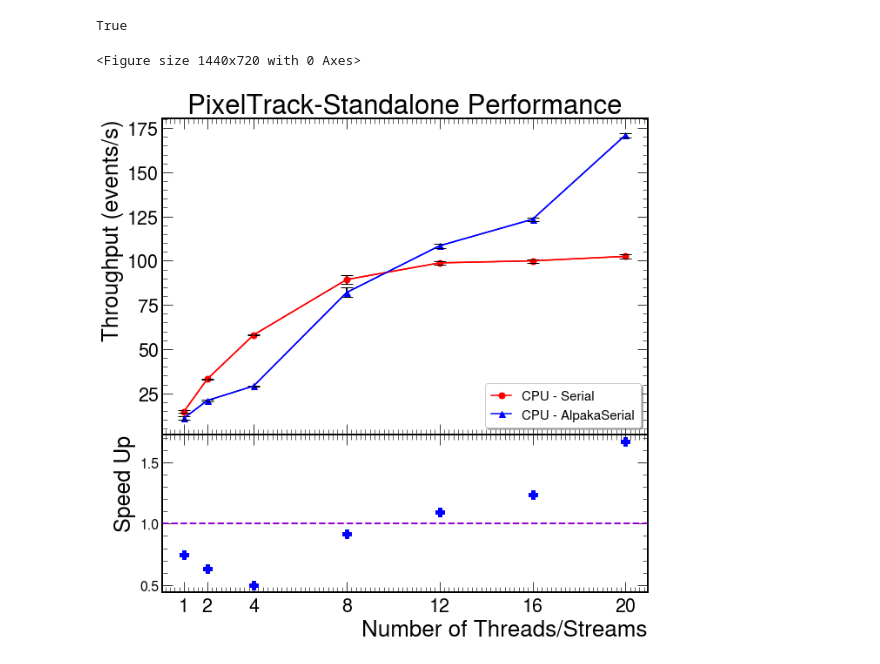
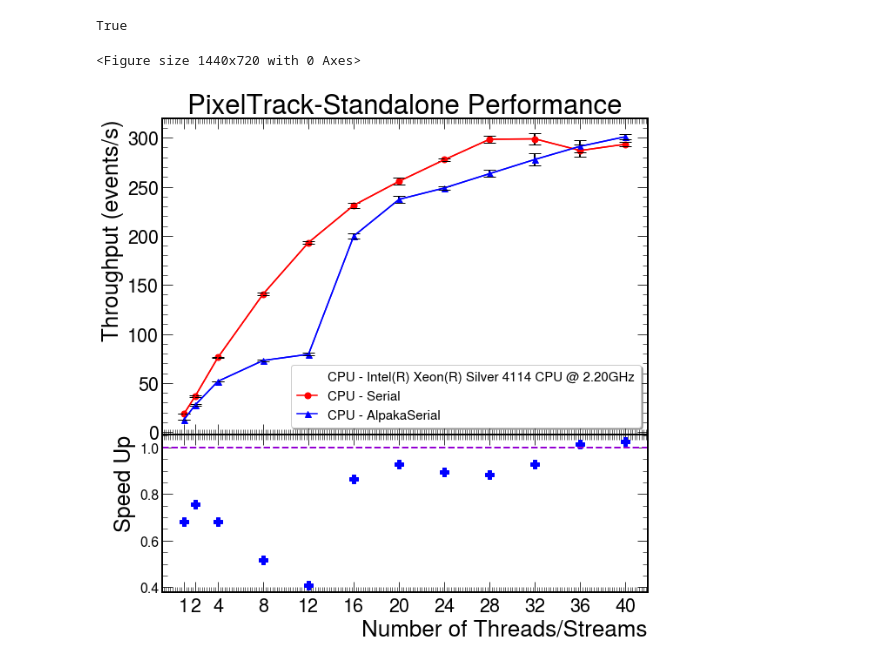
Before and after one commit to pfudolig/pixeltrack-standalone, a Jupyter notebook: overlay_plots.ipynb, the cells around one changed output. Drawn from its saved outputs; the diff is of its cells as text; code cells hidden in the pictures.

Commit message:
New plots 40s

```diff
--- a/overlay_plots.ipynb
+++ b/overlay_plots.ipynb
@@ -233,32 +242,42 @@ def overlay3Thru(dataframe1,df1name,dataframe2,df2name,dataframe3,df3name):
 # %%
 overlay3Thru(df_ser,'Serial',cuda1,'CUDA',df_alps,'AlpakaSerial')
 # %%
-def overlay2Thru(dataframe1,df1name,dataframe2,df2name,gpu='None',pin='None'):
+def overlay2Thru(dataframe1,df1name,df1str,dataframe2,df2name,df2str,gpu='None',pin='None'):
     #Usually df1=serial, df2=cuda, df3=alpakaserial
 
     #cpu_ratioerror = stdDev(df_ser,df_alps)
-
     df_streams1 = dataframe1['nStreams']
     df_throughput1 = dataframe1['throughput']
-    streams_pick1 = [df_streams1[0],df_streams1[1],df_streams1[3],df_streams1[7],df_streams1[11],df_streams1[15],df_streams1[19]]
     thru_std1 = dataframe1['tput_std']
-    std_pick1 = [thru_std1[0],thru_std1[1],thru_std1[3],thru_std1[7],thru_std1[11],thru_std1[15],thru_std1[19]]
     thru_ave1 = dataframe1['tput_ave']
-    ave_pick1 = [thru_ave1[0],thru_ave1[1],thru_ave1[3],thru_ave1[7],thru_ave1[11],thru_ave1[15],thru_ave1[19]]
     events_val1 = dataframe1['nEvents'].iat[0]
 
     df_streams2 = dataframe2['nStreams']
     df_throughput2 = dataframe2['throughput']
-    streams_pick2 = [df_streams2[0],df_streams2[1],df_streams2[3],df_streams2[7],df_streams2[11],df_streams2[15],df_streams2[19]]
     thru_std2 = dataframe2['tput_std']
-    std_pick2 = [thru_std2[0],thru_std2[1],thru_std2[3],thru_std2[7],thru_std2[11],thru_std2[15],thru_std2[19]]
     thru_ave2 = dataframe2['tput_ave']
-    ave_pick2 = [thru_ave2[0],thru_ave2[1],thru_ave2[3],thru_ave2[7],thru_ave2[11],thru_ave2[15],thru_ave2[19]]
     events_val2 = dataframe2['nEvents'].iat[0]
+
+    if len(df_streams1) <= 20:
+        streams_pick1 = [df_streams1[0],df_streams1[1],df_streams1[3],df_streams1[7],df_streams1[11],df_streams1[15],df_streams1[19]]
+        std_pick1 = [thru_std1[0],thru_std1[1],thru_std1[3],thru_std1[7],thru_std1[11],thru_std1[15],thru_std1[19]]
+        ave_pick1 = [thru_ave1[0],thru_ave1[1],thru_ave1[3],thru_ave1[7],thru_ave1[11],thru_ave1[15],thru_ave1[19]]
+        streams_pick2 = [df_streams2[0],df_streams2[1],df_streams2[3],df_streams2[7],df_streams2[11],df_streams2[15],df_streams2[19]]
+        std_pick2 = [thru_std2[0],thru_std2[1],thru_std2[3],thru_std2[7],thru_std2[11],thru_std2[15],thru_std2[19]]
+        ave_pick2 = [thru_ave2[0],thru_ave2[1],thru_ave2[3],thru_ave2[7],thru_ave2[11],thru_ave2[15],thru_ave2[19]]
+
+    if len(df_streams2) > 20 and len(df_streams1) <= 40:
+        streams_pick1 = [df_streams1[0],df_streams1[1],df_streams1[3],df_streams1[7],df_streams1[11],df_streams1[15],df_streams1[19],df_streams1[23],df_streams1[27],df_streams1[31],df_streams1[35],df_streams1[39]]
+        std_pick1 = [thru_std1[0],thru_std1[1],thru_std1[3],thru_std1[7],thru_std1[11],thru_std1[15],thru_std1[19],thru_std1[23],thru_std1[27],thru_std1[31],thru_std1[35],thru_std1[39]]
+        ave_pick1 = [thru_ave1[0],thru_ave1[1],thru_ave1[3],thru_ave1[7],thru_ave1[11],thru_ave1[15],thru_ave1[19],thru_ave1[23],thru_ave1[27],thru_ave1[31],thru_ave1[35],thru_ave1[39]]
+        streams_pick2 = [df_streams2[0],df_streams2[1],df_streams2[3],df_streams2[7],df_streams2[11],df_streams2[15],df_streams2[19],df_streams2[23],df_streams2[27],df_streams2[31],df_streams2[35],df_streams2[39]]
+        std_pick2 = [thru_std2[0],thru_std2[1],thru_std2[3],thru_std2[7],thru_std2[11],thru_std2[15],thru_std2[19],thru_std2[23],thru_std2[27],thru_std2[31],thru_std2[35],thru_std2[39]]
+        ave_pick2 = [thru_ave2[0],thru_ave2[1],thru_ave2[3],thru_ave2[7],thru_ave2[11],thru_ave2[15],thru_ave2[19],thru_ave2[23],thru_ave2[27],thru_ave2[31],thru_ave2[35],thru_ave2[39]]
+
 
     ratio1 = thru_ave2 / thru_ave1
     #std_ratio1 = statistics.stdev(ratio1)
-    ratio13_pick = [ratio1[0],ratio1[1],ratio1[3],ratio1[7],ratio1[11],ratio1[15],ratio1[19]]
+    ratio13_pick = [ratio1[0],ratio1[1],ratio1[3],ratio1[7],ratio1[11],ratio1[15],ratio1[19],ratio1[23],ratio1[27],ratio1[31],ratio1[35],ratio1[39]]
     #std_ratio1_pick = [std_ratio1_pick[0],std_ratio1_pick[1],std_ratio1_pick[3],std_ratio1_pick[7],std_ratio1_pick[11],std_ratio1_pick[15],std_ratio1_pick[19]]
 
     plt.style.use(hep.style.CMS)
@@ -298,8 +317,7 @@ def overlay2Thru(dataframe1,df1name,dataframe2,df2name,gpu='None',pin='None'):
             ax1.set(ylabel='Throughput (events/s)',title='PixelTrack-Standalone Performance')
 
     if df1name == df2name:
-        print('Error: cannot overlay same data')
-
+        raise ValueError('Error: cannot overlay same data')
 
 
     ax2.plot(streams_pick1,ratio13_pick,'bP',markersize=10,label=df2name + ' : ' + df1name)
@@ -324,19 +342,19 @@ def overlay2Thru(dataframe1,df1name,dataframe2,df2name,gpu='None',pin='None'):
         myfile.write('\n')
         myfile.write('\t' + 'Inputs: ')
         myfile.write('\n')
-        myfile.write('\t' + '\t' + dataframe1)
+        myfile.write('\t\t' + df1str)
         myfile.write('\n')
-        myfile.write('\t' + '\t' + dataframe2)
+        myfile.write('\t\t' + df2str)
         myfile.write('\n')
         myfile.write('\t' + 'Output: ' + plot_title)
 
-    plt.savefig(mpng + df1name + df2name + '_gpu' + gpu + '_pin' + str(pin) + '_' + str(events_val1) + 'e.png')
+    plt.savefig(mpng + df1name + df2name + '_gpu' + str(gpu) + '_pin' + str(pin) + '_' + str(len(df_streams1) + '_' + str(events_val1) + 'e.png')
     plt.show()
 # %%
 overlay2Thru(df_ser,'Serial',cuda1,'CUDA')
 # %%
-overlay2Thru(df_ser,'Serial',df_alps,'AlpakaSerial')
+overlay2Thru(df_ser,'Serial',df_ser_str,df_alps,'AlpakaSerial',df_alps_str,pin='3')
 # %% [output]
 <Figure size 1440x720 with 0 Axes>
-[figure, old version]
+[figure, new version]
 # %%
```
Also changed, not shown: parts of 2 cells of this notebook, 6 other files.
